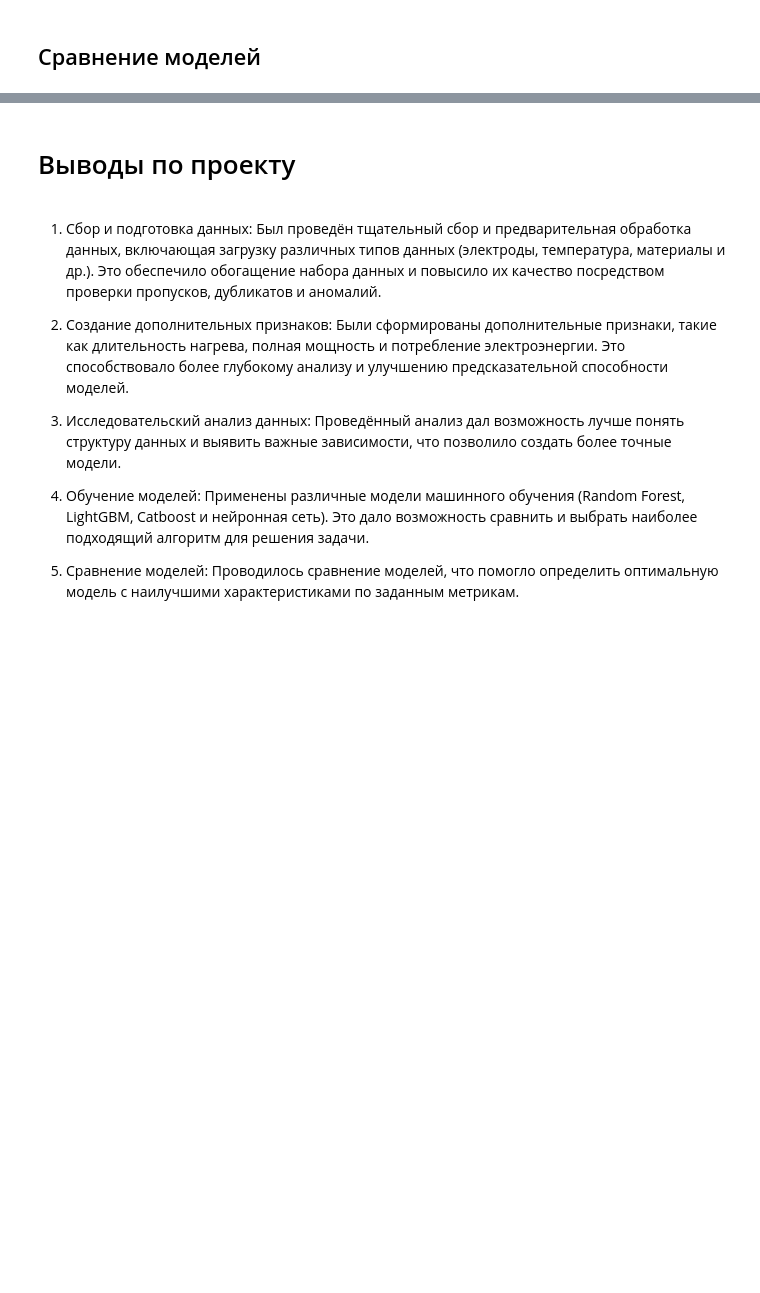
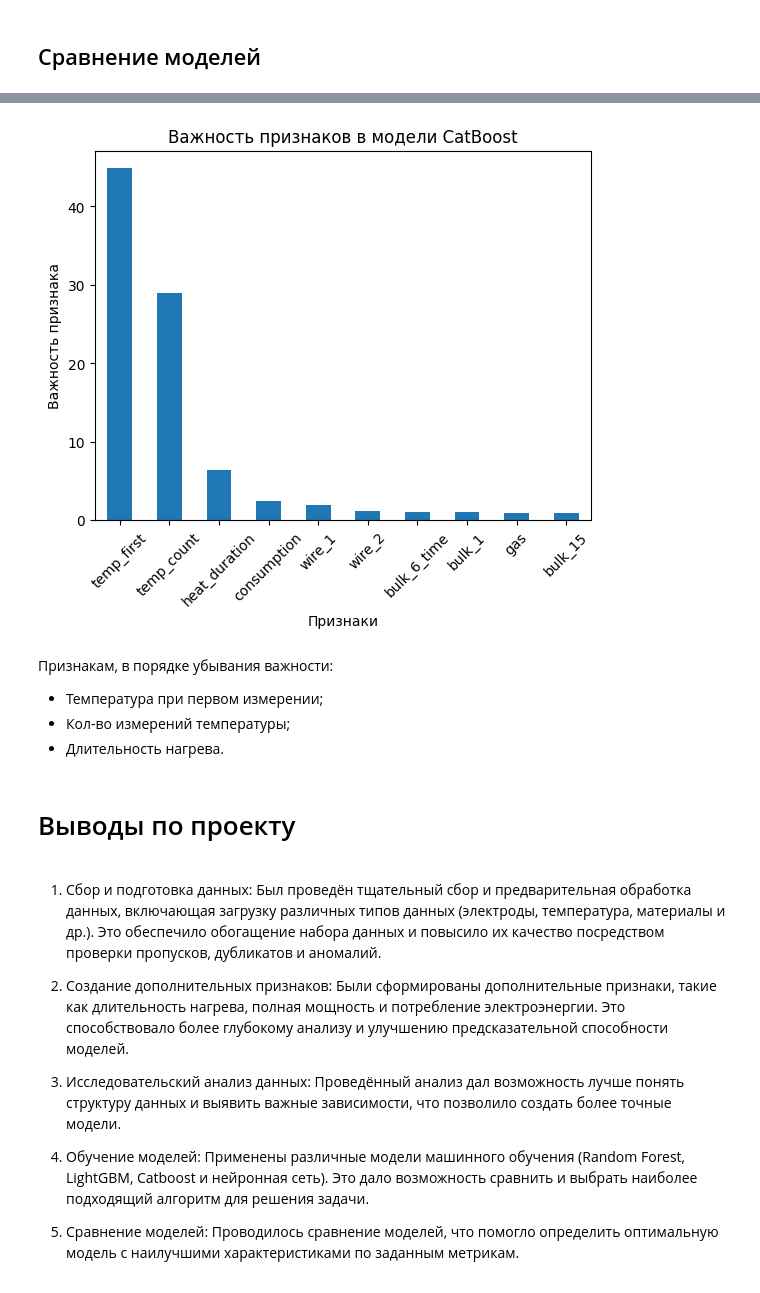
Before and after one commit to 72ru/practicum_alloy_temperature_control, a Jupyter notebook: main.ipynb, the cells around one changed output, grey strips where cells are left out. Saved outputs shown, nothing was run; the diff lists cells and outputs as text; code cells hidden in the pictures; blank space fills up the shorter version.

```diff
--- a/main.ipynb
+++ b/main.ipynb
@@ -1987,3 +2004,17 @@ table
+# %%
+pd.Series(catboost.best_estimator_.feature_importances_, index = X_train.columns).sort_values(ascending = False).head(10).plot(kind = 'bar')
+plt.title("Важность признаков в модели CatBoost")
+plt.xlabel("Признаки")
+plt.ylabel("Важность признака")
+plt.xticks(rotation = 45);
+# %% [output]
+[figure, added]
+# %% [markdown]
+Признакам, в порядке убывания важности:
+
+- Температура при первом измерении;
+- Кол-во измерений температуры;
+- Длительность нагрева.
 # %% [markdown]
 # Выводы по проекту
 # %% [markdown]
```
Also changed, not shown: parts of 7 cells of this notebook, 1 other file.
